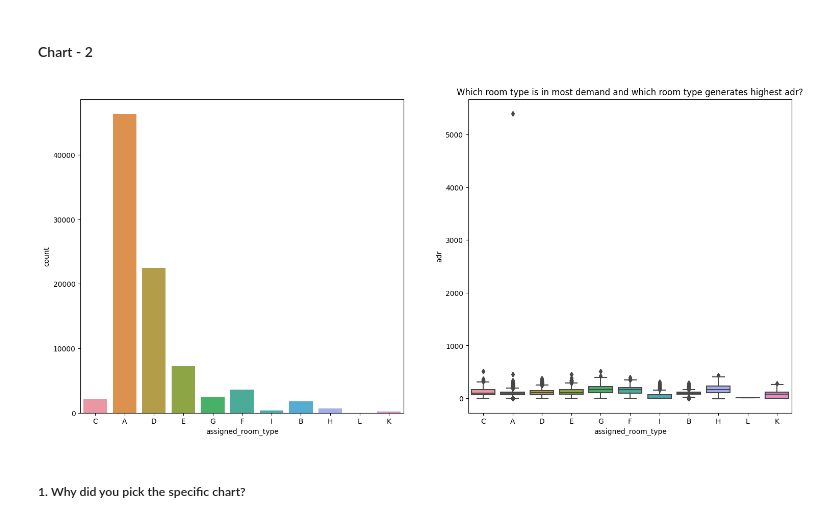
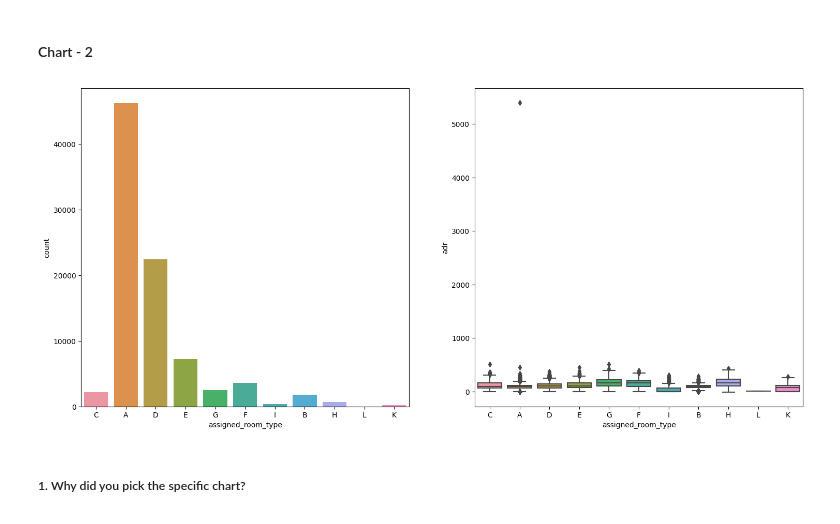
Before and after one commit to msantoshidevi/hotel_booking_project, a Jupyter notebook: Hotel_booking_analysis.ipynb, the cells around one changed output. Drawn from its saved outputs; the diff is of its cells as text; code cells hidden in the pictures.

```diff
--- a/Hotel_booking_analysis.ipynb
+++ b/Hotel_booking_analysis.ipynb
@@ -312,7 +312,7 @@ array(['PRT', 'GBR', 'USA', 'ESP', 'IRL', 'FRA', nan, 'ROU', 'NOR', 'OMN',
 *   'country' column represents the country of origin of customer.
 *   Since, this column has datatype of string. We will replace the missing value with the mode of 'country' column.
 # %%
-df['country'].fillna('others', inplace = True)
+df['country'].fillna(df['country'].mode()[0], inplace = True)
 # %%
 df.isnull().sum().sort_values(ascending = False)[:6]
 # %% [output]
@@ -908,16 +908,15 @@ Agent no. 9 have to get recognization by organisation help in growth of business
 # %%
 # Chart - 2 visualization code( Which room type is in most demand and which room type generates highest adr?)
 fig, axes = plt.subplots(1, 2, figsize=(18, 8))
 
 grp_by_room = df.groupby('assigned_room_type')
 d1['Num_of_bookings'] = grp_by_room.size()
 
 sns.countplot(ax = axes[0], x = df['assigned_room_type'])
 sns.boxplot(ax = axes[1], x = df['assigned_room_type'], y = df['adr'])
-plt.title("Which room type is in most demand and which room type generates highest adr?")
 plt.show()
 # %% [output]
-[figure, old version]
+[figure, new version]
 # %% [markdown]
 ##### 1. Why did you pick the specific chart?
 # %% [markdown]
```
Also changed, not shown: parts of 6 cells of this notebook.
